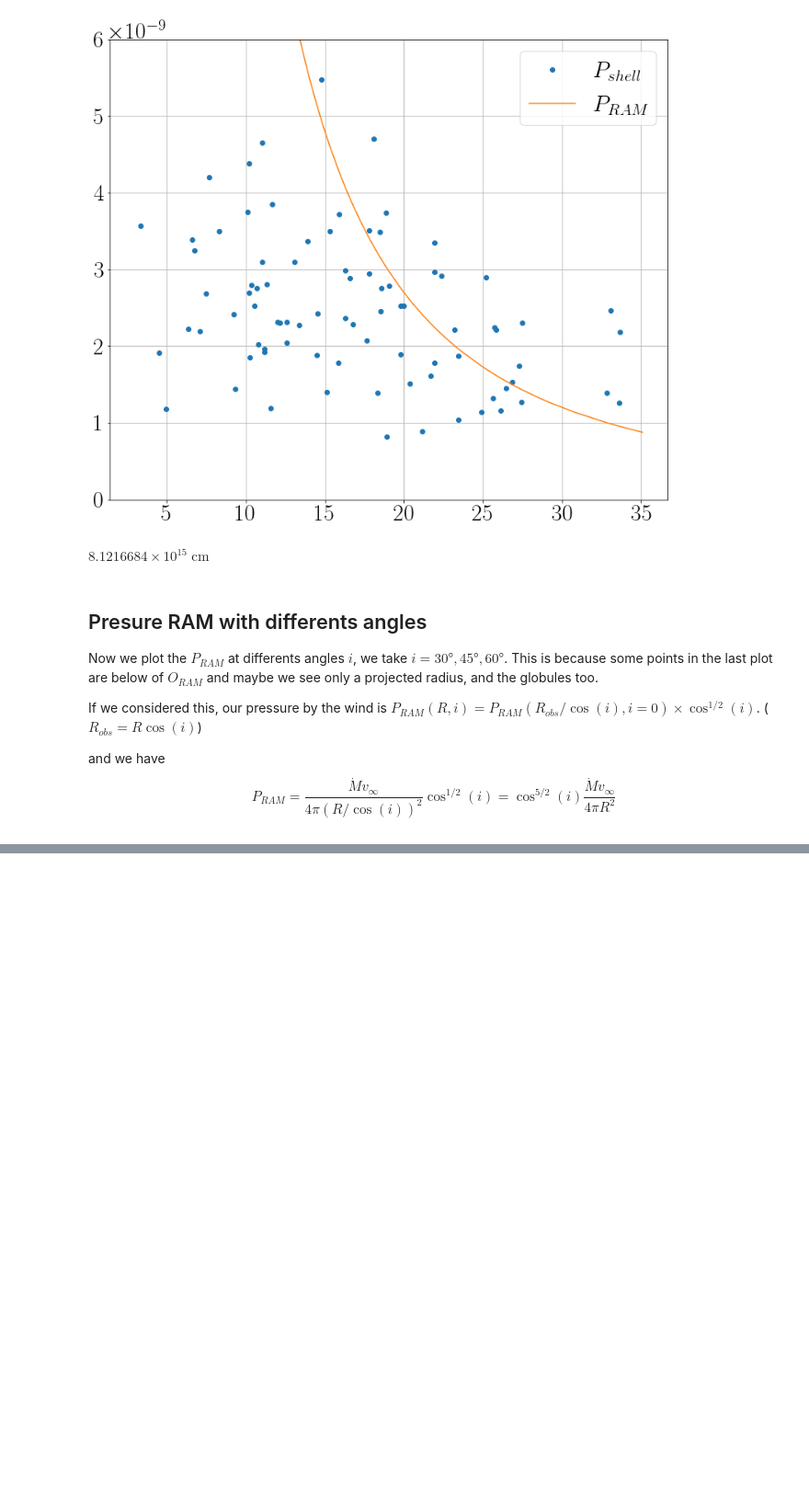
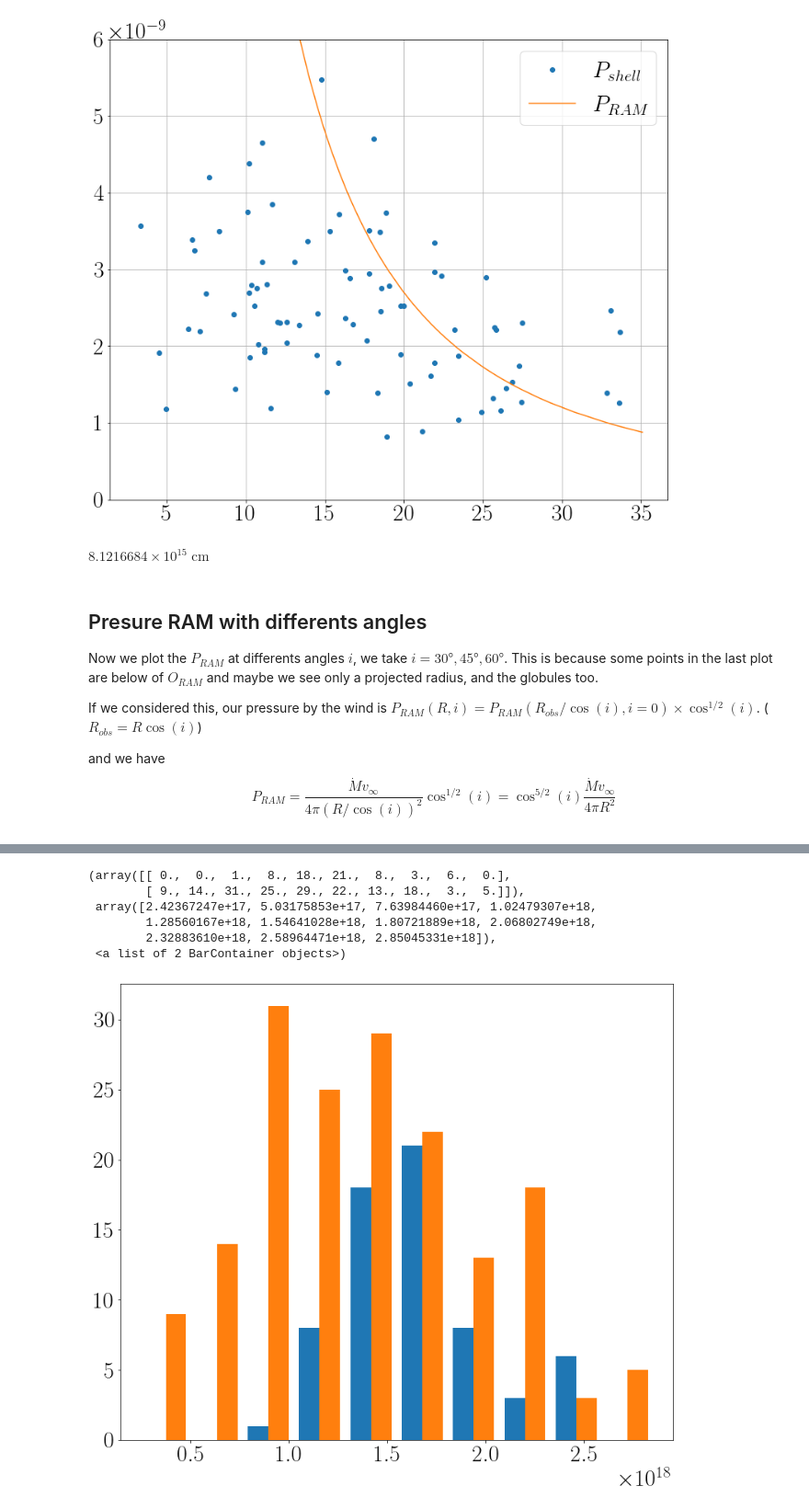
Before and after one commit to will-henney/globule-seminario, a Jupyter notebook: roberto-notebooks/parameters for the globules in M1-67.ipynb, the cells around one changed output, grey strips where cells are left out. Shown at 92% size. Cells and saved outputs as stored; diff of their text form; code cells hidden in the pictures; blank space fills up the shorter version.

```diff
--- a/roberto-notebooks/parameters for the globules in M1-67.ipynb
+++ b/roberto-notebooks/parameters for the globules in M1-67.ipynb
@@ -383,0 +464,3 @@ plt.show()
+# %%
+Radius_real = radius/cos_i
+Radius_real
@@ -383,0 +480,10 @@ plt.show()
+# %%
+plt.hist((Radius_real,radius))
+# %% [output]
+(array([[ 0.,  0.,  1.,  8., 18., 21.,  8.,  3.,  6.,  0.],
+        [ 9., 14., 31., 25., 29., 22., 13., 18.,  3.,  5.]]),
+ array([2.42367247e+17, 5.03175853e+17, 7.63984460e+17, 1.02479307e+18,
+        1.28560167e+18, 1.54641028e+18, 1.80721889e+18, 2.06802749e+18,
+        2.32883610e+18, 2.58964471e+18, 2.85045331e+18]),
+ <a list of 2 BarContainer objects>)
+[figure, added]
```
Also changed, not shown: parts of 29 cells of this notebook.
